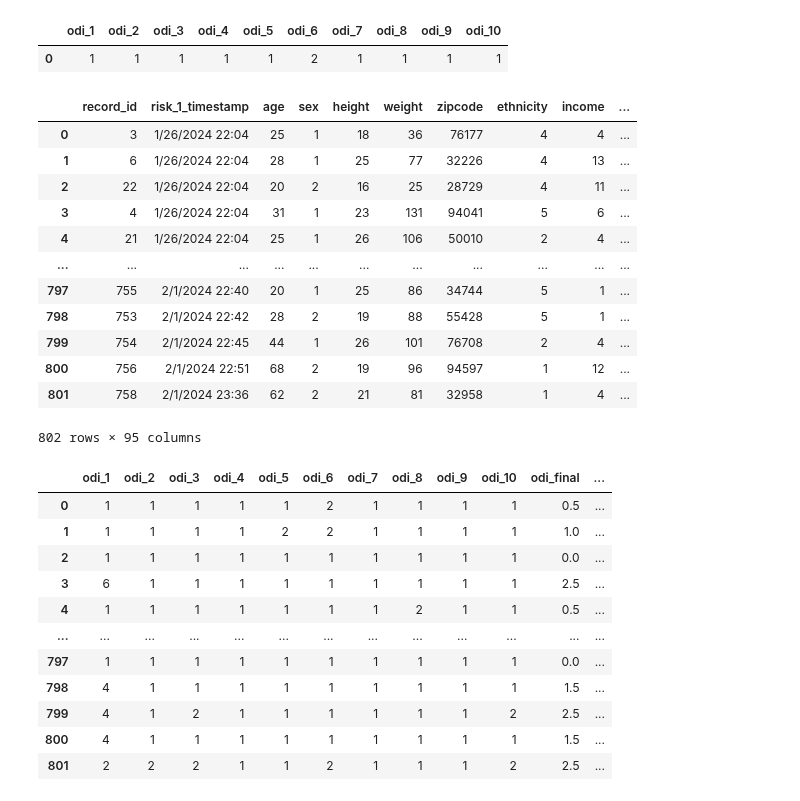
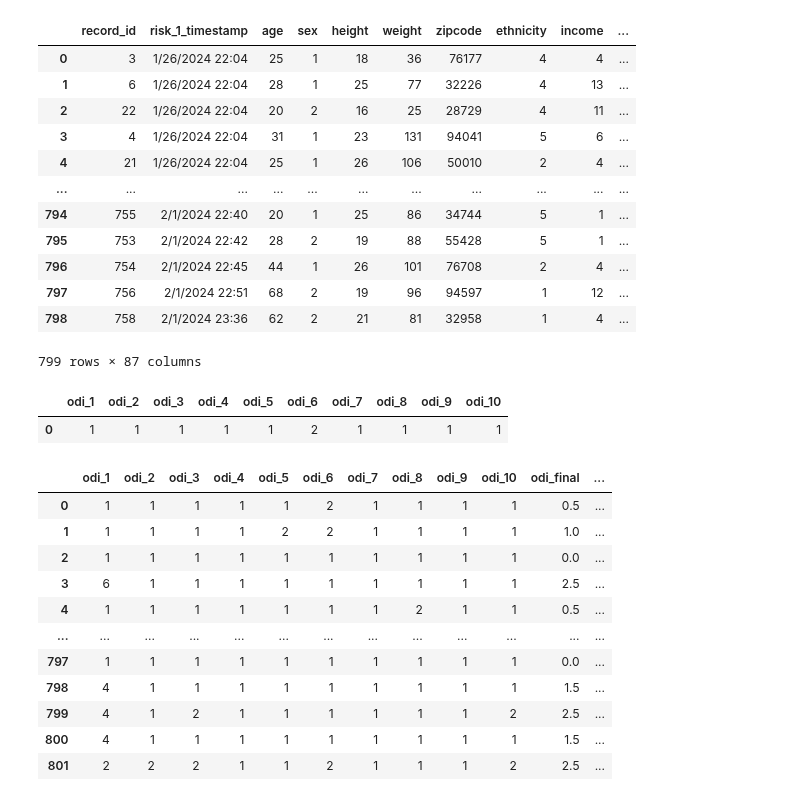
Before and after one commit to evanyfyip/vm-spinal-risk, a Jupyter notebook: vm-spinal-risk/notebooks/testing_data_processing.ipynb, the cells around one changed output. Cells and saved outputs as stored; diff of their text form; code cells hidden in the pictures.

```diff
--- a/vm-spinal-risk/notebooks/testing_data_processing.ipynb
+++ b/vm-spinal-risk/notebooks/testing_data_processing.ipynb
@@ -9,3 +14,4 @@ from utilities import data_processing as dp_utils
 # %%
 df = pd.read_csv('./data/feature_testing/dummy_data.csv')
+all_risk_processed = pd.read_csv('./data/data_processed/all_risk_processed.csv')
 # dp_utils.get_dospert_scores()
@@ -12,3 +32,19 @@ df = pd.read_csv('./data/feature_testing/dummy_data.csv')
+# %%
+all_risk_processed
+# %% [output]
+|  | record_id | risk_1_timestamp | age | sex | height | weight | zipcode | ethnicity | income | ... |
+| 0 | 3 | 1/26/2024 22:04 | 25 | 1 | 18 | 36 | 76177 | 4 | 4 | ... |
+| 1 | 6 | 1/26/2024 22:04 | 28 | 1 | 25 | 77 | 32226 | 4 | 13 | ... |
+| 2 | 22 | 1/26/2024 22:04 | 20 | 2 | 16 | 25 | 28729 | 4 | 11 | ... |
+| 3 | 4 | 1/26/2024 22:04 | 31 | 1 | 23 | 131 | 94041 | 5 | 6 | ... |
+| 4 | 21 | 1/26/2024 22:04 | 25 | 1 | 26 | 106 | 50010 | 2 | 4 | ... |
+| ... | ... | ... | ... | ... | ... | ... | ... | ... | ... | ... |
+| 794 | 755 | 2/1/2024 22:40 | 20 | 1 | 25 | 86 | 34744 | 5 | 1 | ... |
+| 795 | 753 | 2/1/2024 22:42 | 28 | 2 | 19 | 88 | 55428 | 5 | 1 | ... |
+| 796 | 754 | 2/1/2024 22:45 | 44 | 1 | 26 | 101 | 76708 | 2 | 4 | ... |
+| 797 | 756 | 2/1/2024 22:51 | 68 | 2 | 19 | 96 | 94597 | 1 | 12 | ... |
+| 798 | 758 | 2/1/2024 23:36 | 62 | 2 | 21 | 81 | 32958 | 1 | 4 | ... |
+799 rows × 87 columns
 # %%
 # develop an odi calculator
 df.filter(regex='odi_\d+')
@@ -27,19 +56,3 @@ def get_odi_score(df):
-# %%
-get_odi_score(og_df)
-# %% [output]
-|  | record_id | risk_1_timestamp | age | sex | height | weight | zipcode | ethnicity | income | ... |
-| 0 | 3 | 1/26/2024 22:04 | 25 | 1 | 18 | 36 | 76177 | 4 | 4 | ... |
-| 1 | 6 | 1/26/2024 22:04 | 28 | 1 | 25 | 77 | 32226 | 4 | 13 | ... |
-| 2 | 22 | 1/26/2024 22:04 | 20 | 2 | 16 | 25 | 28729 | 4 | 11 | ... |
-| 3 | 4 | 1/26/2024 22:04 | 31 | 1 | 23 | 131 | 94041 | 5 | 6 | ... |
-| 4 | 21 | 1/26/2024 22:04 | 25 | 1 | 26 | 106 | 50010 | 2 | 4 | ... |
-| ... | ... | ... | ... | ... | ... | ... | ... | ... | ... | ... |
-| 797 | 755 | 2/1/2024 22:40 | 20 | 1 | 25 | 86 | 34744 | 5 | 1 | ... |
-| 798 | 753 | 2/1/2024 22:42 | 28 | 2 | 19 | 88 | 55428 | 5 | 1 | ... |
-| 799 | 754 | 2/1/2024 22:45 | 44 | 1 | 26 | 101 | 76708 | 2 | 4 | ... |
-| 800 | 756 | 2/1/2024 22:51 | 68 | 2 | 19 | 96 | 94597 | 1 | 12 | ... |
-| 801 | 758 | 2/1/2024 23:36 | 62 | 2 | 21 | 81 | 32958 | 1 | 4 | ... |
-802 rows × 95 columns
 # %%
 odi_array = og_df.filter(regex='odi_\d+').to_numpy() - 1
 # %%
```
Also changed, not shown: parts of 4 cells of this notebook, 4 other files.
